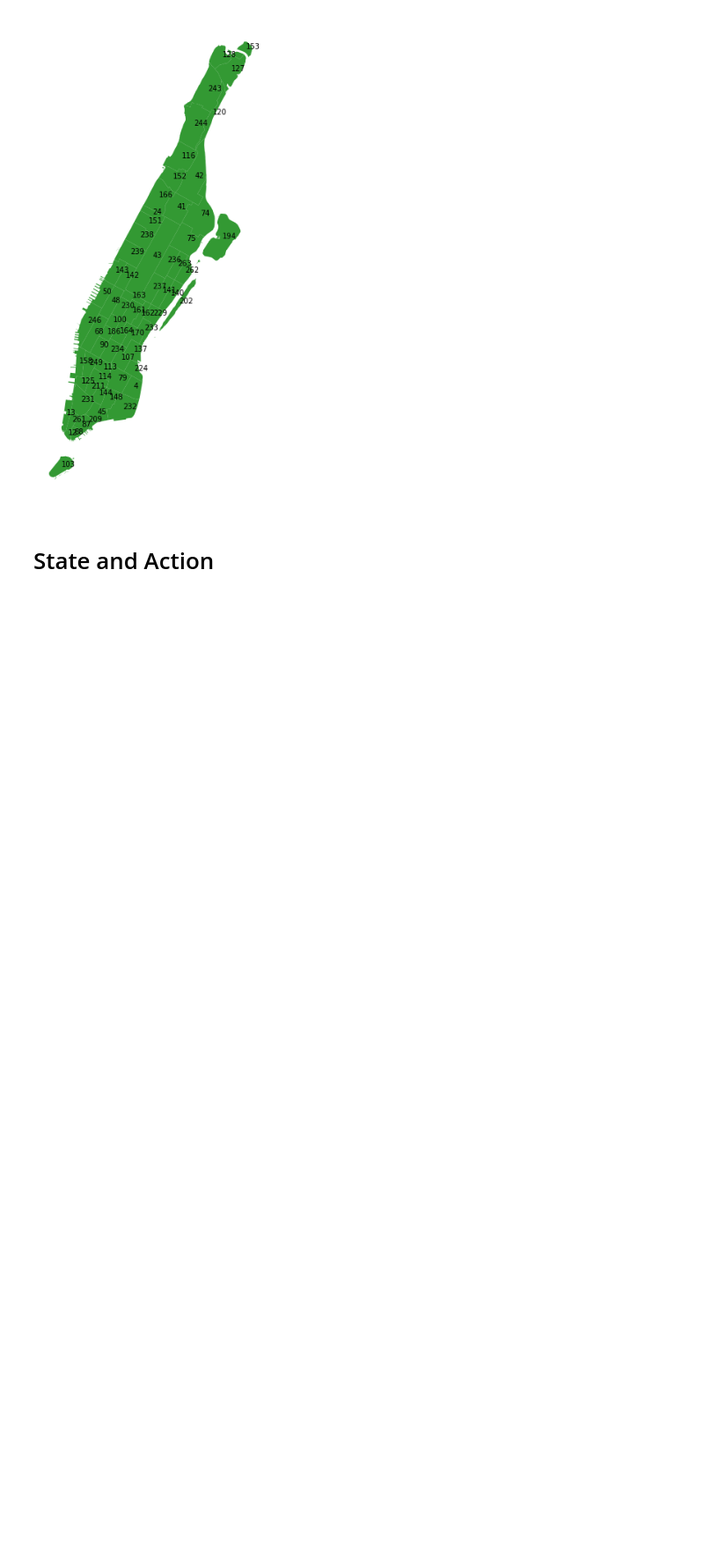
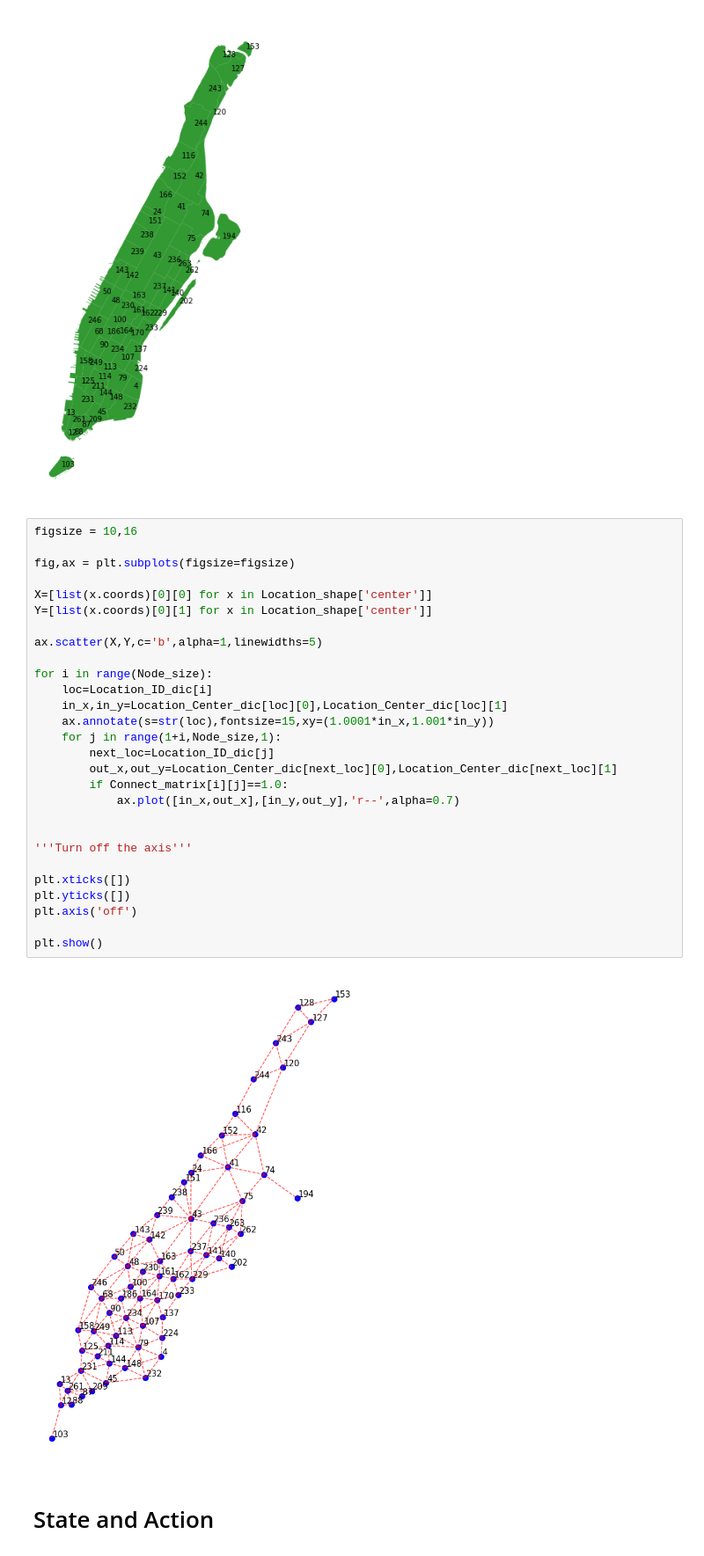
Before and after one commit to marco-yue/2021-Repositioning, a Jupyter notebook: 01 Preparation.ipynb, the cells around one changed output. Shown at 88% size. Cells and saved outputs as stored; diff of their text form; blank space fills up the shorter version.

```diff
--- a/01 Preparation.ipynb
+++ b/01 Preparation.ipynb
@@ -297,6 +297,36 @@ plt.axis('off')
 plt.show()
 # %% [output]
 [figure]
+# %%
+figsize = 10,16
+
+fig,ax = plt.subplots(figsize=figsize)
+
+X=[list(x.coords)[0][0] for x in Location_shape['center']]
+Y=[list(x.coords)[0][1] for x in Location_shape['center']]
+
+ax.scatter(X,Y,c='b',alpha=1,linewidths=5)
+
+for i in range(Node_size):
+    loc=Location_ID_dic[i]
+    in_x,in_y=Location_Center_dic[loc][0],Location_Center_dic[loc][1]
+    ax.annotate(s=str(loc),fontsize=15,xy=(1.0001*in_x,1.001*in_y))
+    for j in range(1+i,Node_size,1):
+        next_loc=Location_ID_dic[j]
+        out_x,out_y=Location_Center_dic[next_loc][0],Location_Center_dic[next_loc][1]
+        if Connect_matrix[i][j]==1.0:
+            ax.plot([in_x,out_x],[in_y,out_y],'r--',alpha=0.7)
+
+
+'''Turn off the axis'''
+
+plt.xticks([])
+plt.yticks([])
+plt.axis('off')
+
+plt.show()
+# %% [output]
+[figure, added]
 # %% [markdown]
 # State and Action
 # %%
```
